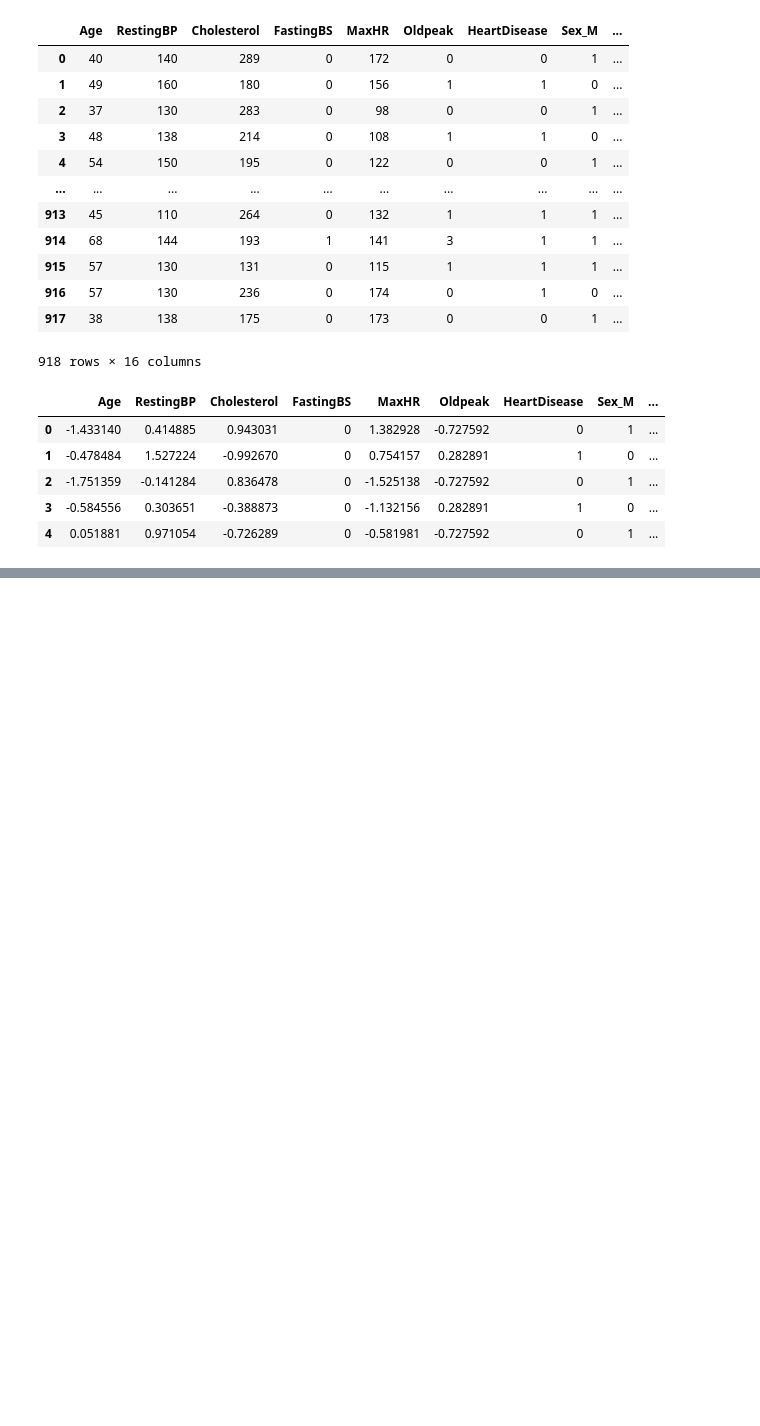
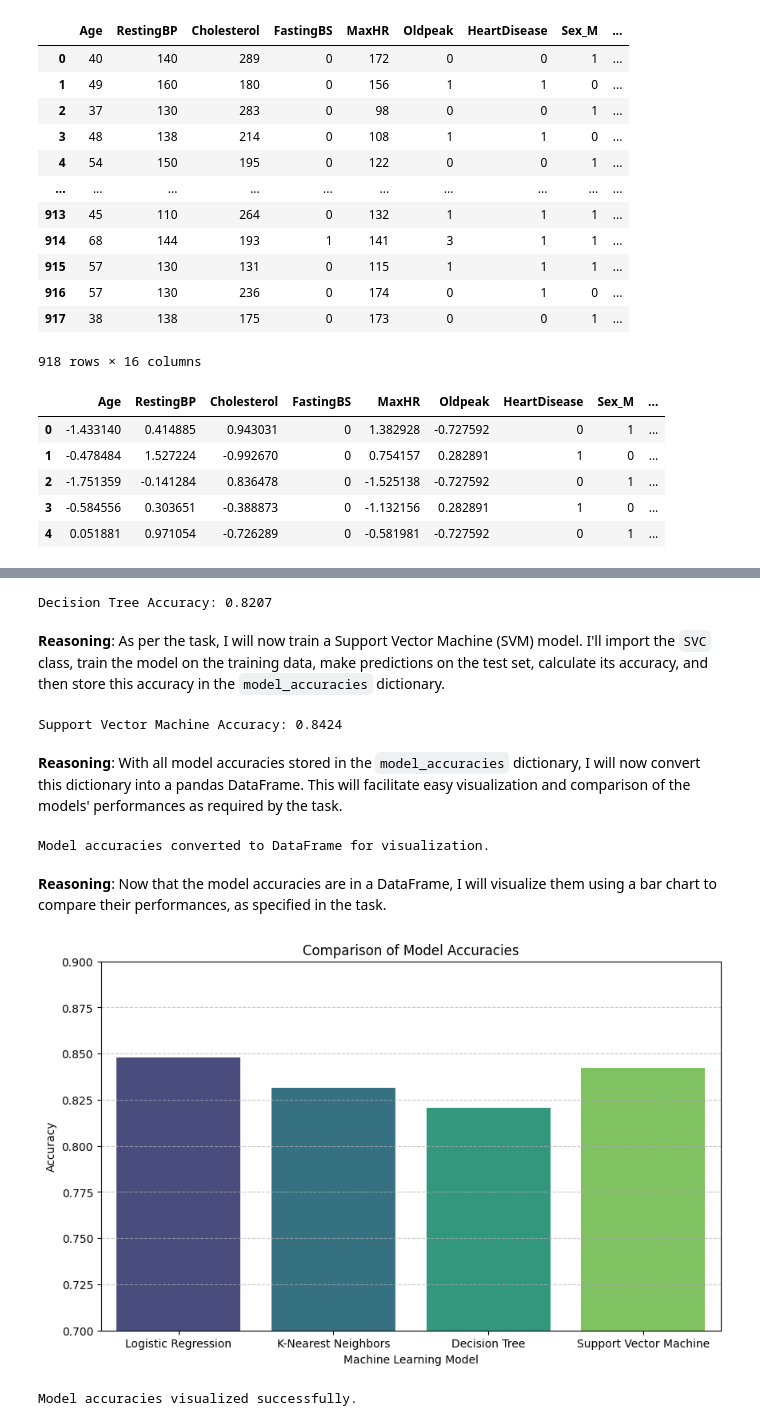
Before and after one commit to MishraShardendu22/Heart-Analysis-Machine-Learning, a Jupyter notebook: Heart.ipynb, the cells around one changed output, grey strips where cells are left out. Saved outputs shown, nothing was run; the diff lists cells and outputs as text; code cells hidden in the pictures; blank space fills up the shorter version.

```diff
--- a/Heart.ipynb
+++ b/Heart.ipynb
@@ -175,0 +370,62 @@ df_encode.head()
+# %%
+from sklearn.tree import DecisionTreeClassifier
+
+dt_model = DecisionTreeClassifier(random_state=42)
+dt_model.fit(X_train, y_train)
+
+y_pred_dt = dt_model.predict(X_test)
+
+accuracy_dt = accuracy_score(y_test, y_pred_dt)
+model_accuracies['Decision Tree'] = accuracy_dt
+
+print(f"Decision Tree Accuracy: {accuracy_dt:.4f}")
+# %% [output]
+Decision Tree Accuracy: 0.8207
+# %% [markdown]
+**Reasoning**:
+As per the task, I will now train a Support Vector Machine (SVM) model. I'll import the `SVC` class, train the model on the training data, make predictions on the test set, calculate its accuracy, and then store this accuracy in the `model_accuracies` dictionary.
+# %%
+from sklearn.svm import SVC
+
+svm_model = SVC(random_state=42)
+svm_model.fit(X_train, y_train)
+
+y_pred_svm = svm_model.predict(X_test)
+
+accuracy_svm = accuracy_score(y_test, y_pred_svm)
+model_accuracies['Support Vector Machine'] = accuracy_svm
+
+print(f"Support Vector Machine Accuracy: {accuracy_svm:.4f}")
+# %% [output]
+Support Vector Machine Accuracy: 0.8424
+# %% [markdown]
+**Reasoning**:
+With all model accuracies stored in the `model_accuracies` dictionary, I will now convert this dictionary into a pandas DataFrame. This will facilitate easy visualization and comparison of the models' performances as required by the task.
+# %%
+import pandas as pd
+
+accuracy_df = pd.DataFrame(list(model_accuracies.items()), columns=['Model', 'Accuracy'])
+
+print("Model accuracies converted to DataFrame for visualization.")
+# %% [output]
+Model accuracies converted to DataFrame for visualization.
+# %% [markdown]
+**Reasoning**:
+Now that the model accuracies are in a DataFrame, I will visualize them using a bar chart to compare their performances, as specified in the task.
+# %%
+import matplotlib.pyplot as plt
+import seaborn as sns
+
+plt.figure(figsize=(10, 6))
+sns.barplot(x='Model', y='Accuracy', data=accuracy_df, palette='viridis')
+plt.title('Comparison of Model Accuracies')
+plt.xlabel('Machine Learning Model')
+plt.ylabel('Accuracy')
+plt.ylim(0.7, 0.9)
+plt.grid(axis='y', linestyle='--', alpha=0.7)
+plt.show()
+
+print("Model accuracies visualized successfully.")
+# %% [output]
+[figure, added]
+Model accuracies visualized successfully.
```
Also changed, not shown: parts of 18 cells of this notebook.
